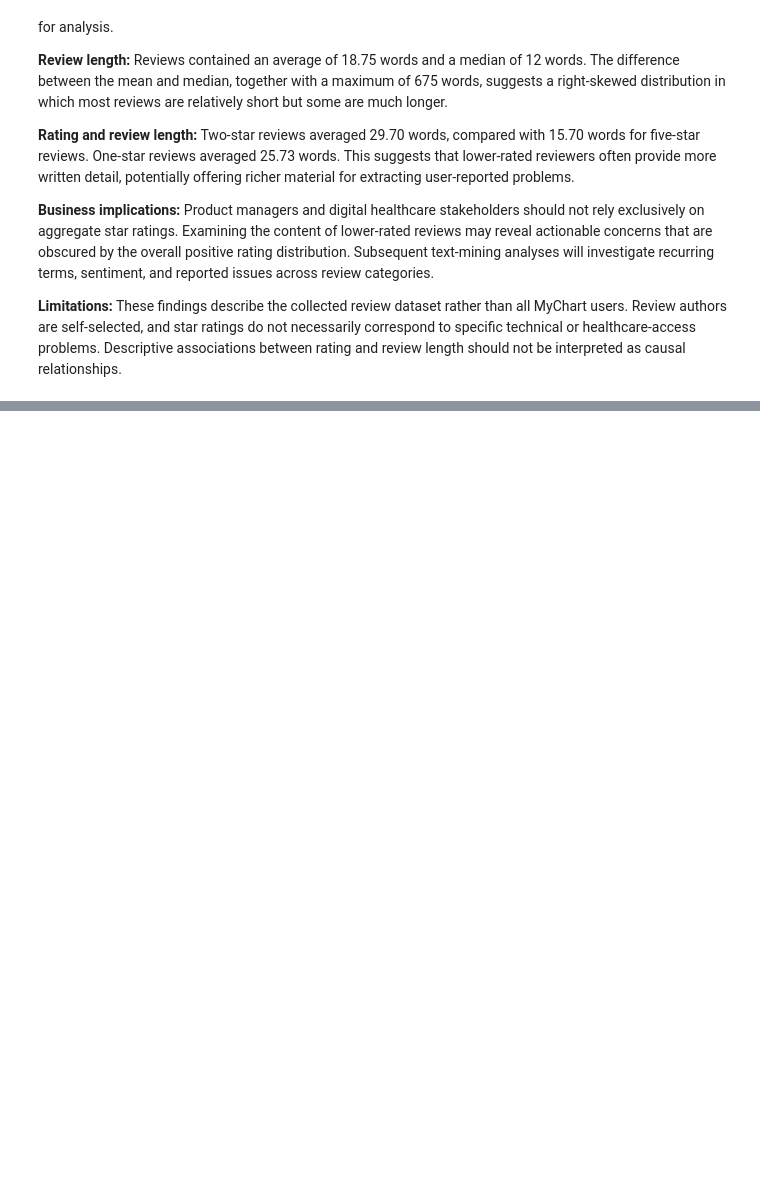
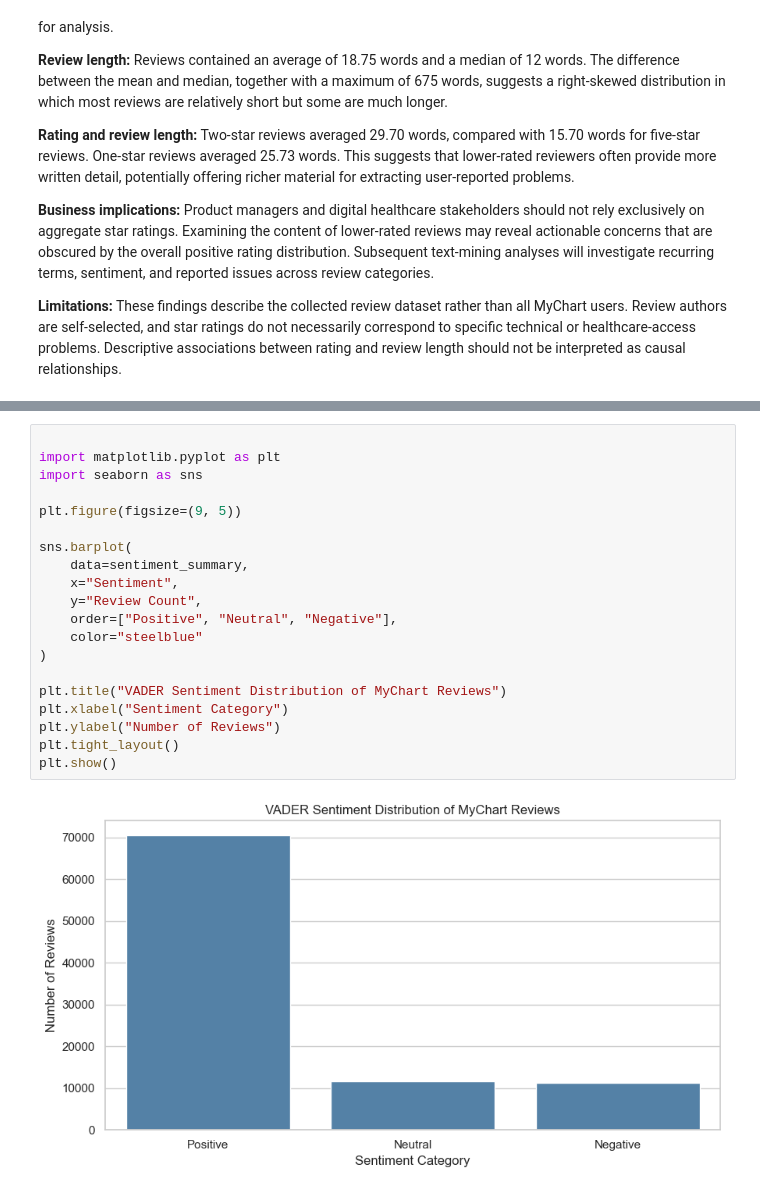
Before and after one commit to sahaiml149/HealthTrust-Watch, a Jupyter notebook: notebooks/ProjectphaseII.ipynb, the cells around one changed output, grey strips where cells are left out. Cells and saved outputs as stored; diff of their text form; blank space fills up the shorter version.

Commit message:
Add VADER sentiment analysis and rating comparisons

```diff
--- a/notebooks/ProjectphaseII.ipynb
+++ b/notebooks/ProjectphaseII.ipynb
@@ -458,0 +690,22 @@ plt.show()
+# %%
+
+import matplotlib.pyplot as plt
+import seaborn as sns
+
+plt.figure(figsize=(9, 5))
+
+sns.barplot(
+    data=sentiment_summary,
+    x="Sentiment",
+    y="Review Count",
+    order=["Positive", "Neutral", "Negative"],
+    color="steelblue"
+)
+
+plt.title("VADER Sentiment Distribution of MyChart Reviews")
+plt.xlabel("Sentiment Category")
+plt.ylabel("Number of Reviews")
+plt.tight_layout()
+plt.show()
+# %% [output]
+[figure, added]
```
Also changed, not shown: parts of 9 cells of this notebook.
